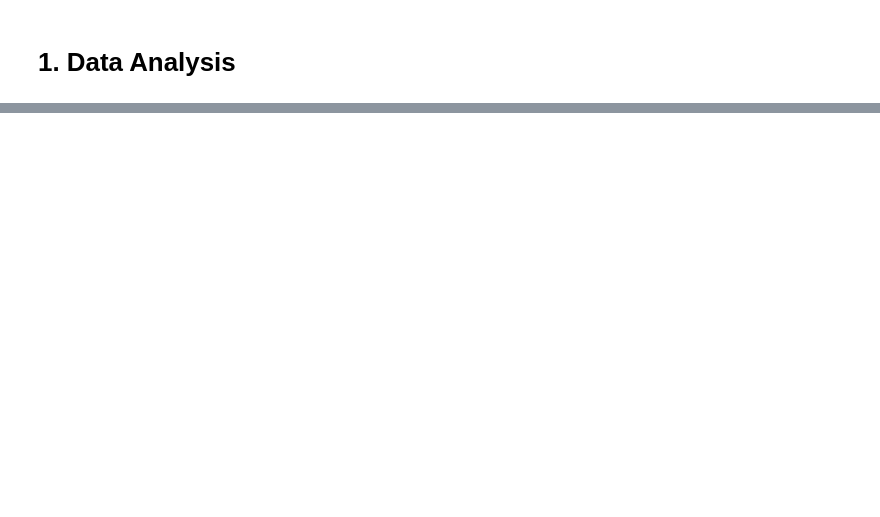
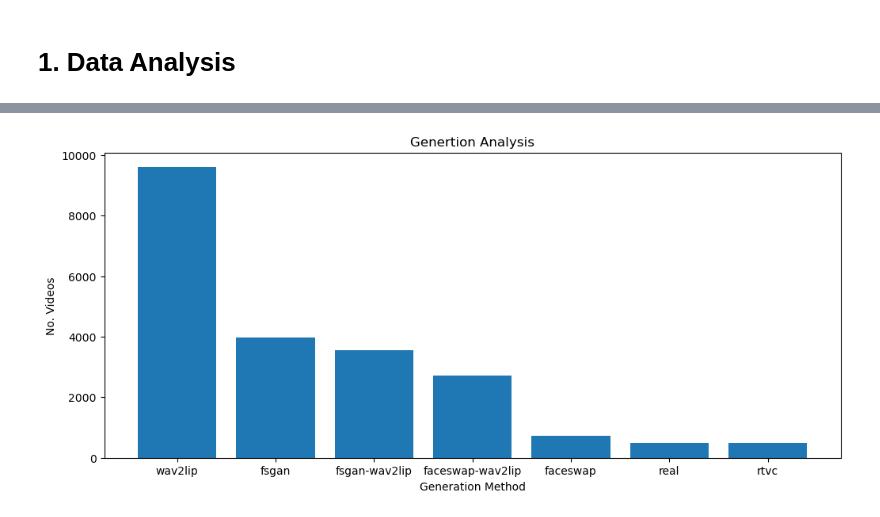
Before and after one commit to H-Beheiry/Multimodal-Deepfake-Detection-with-XAI, a Jupyter notebook: DataAnalysis/Video_DataAnalysis.ipynb, the cells around one changed output, grey strips where cells are left out. Cells and saved outputs as stored; diff of their text form; code cells hidden in the pictures; blank space fills up the shorter version.

```diff
--- a/DataAnalysis/Video_DataAnalysis.ipynb
+++ b/DataAnalysis/Video_DataAnalysis.ipynb
@@ -45,0 +84,8 @@ plt.bar( ["RealVideo-RealAudio","FakeVideo-RealAudio","RealVideo-FakeAudio","Fak
+# %%
+plt.figure(figsize=(12,5))
+plt.title("Genertion Analysis")
+plt.ylabel("No. Videos")
+plt.xlabel("Generation Method")
+plt.bar(stats["method"].value_counts().index,stats["method"].value_counts().values);
+# %% [output]
+[figure, added]
```
Also changed, not shown: parts of 14 cells of this notebook, 1 other file.
